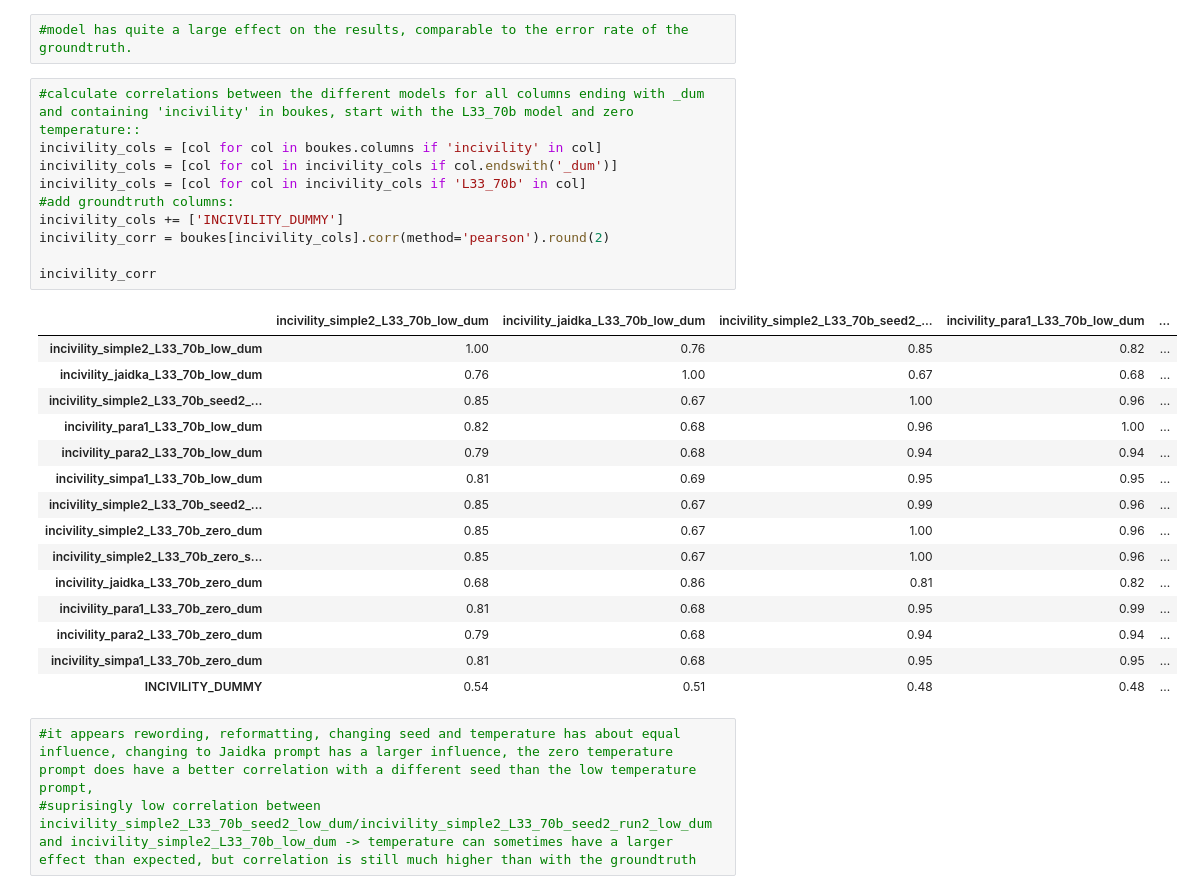
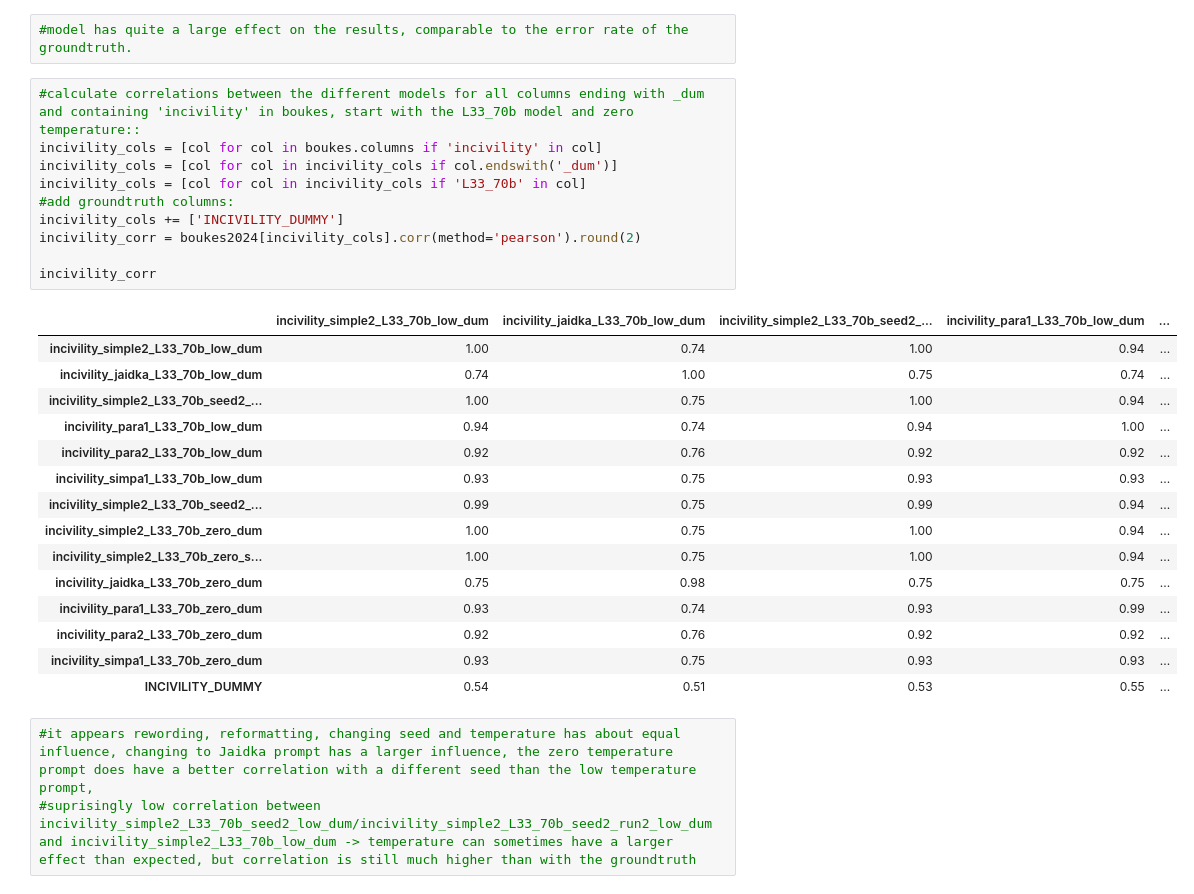
Before and after one commit to cl-trier/TWON-Exploration, a Jupyter notebook: 52--GLLM-annotation-bias-analysis.ipynb, the cells around one changed output. Cells and saved outputs as stored; diff of their text form.

```diff
--- a/52--GLLM-annotation-bias-analysis.ipynb
+++ b/52--GLLM-annotation-bias-analysis.ipynb
@@ -407,29 +411,29 @@ incivility_corr
 # %%
 #calculate correlations between the different models for all columns ending with _dum and containing 'incivility' in boukes, start with the L33_70b model and zero temperature::
 incivility_cols = [col for col in boukes.columns if 'incivility' in col]
 incivility_cols = [col for col in incivility_cols if col.endswith('_dum')]
 incivility_cols = [col for col in incivility_cols if 'L33_70b' in col]
 #add groundtruth columns:
 incivility_cols += ['INCIVILITY_DUMMY']
-incivility_corr = boukes[incivility_cols].corr(method='pearson').round(2)
+incivility_corr = boukes2024[incivility_cols].corr(method='pearson').round(2)
 
 incivility_corr
 # %% [output]
 |  | incivility_simple2_L33_70b_low_dum | incivility_jaidka_L33_70b_low_dum | incivility_simple2_L33_70b_seed2_... | incivility_para1_L33_70b_low_dum | ... |
-| incivility_simple2_L33_70b_low_dum | 1.00 | 0.76 | 0.85 | 0.82 | ... |
-| incivility_jaidka_L33_70b_low_dum | 0.76 | 1.00 | 0.67 | 0.68 | ... |
-| incivility_simple2_L33_70b_seed2_... | 0.85 | 0.67 | 1.00 | 0.96 | ... |
-| incivility_para1_L33_70b_low_dum | 0.82 | 0.68 | 0.96 | 1.00 | ... |
-| incivility_para2_L33_70b_low_dum | 0.79 | 0.68 | 0.94 | 0.94 | ... |
-| incivility_simpa1_L33_70b_low_dum | 0.81 | 0.69 | 0.95 | 0.95 | ... |
-| incivility_simple2_L33_70b_seed2_... | 0.85 | 0.67 | 0.99 | 0.96 | ... |
-| incivility_simple2_L33_70b_zero_dum | 0.85 | 0.67 | 1.00 | 0.96 | ... |
-| incivility_simple2_L33_70b_zero_s... | 0.85 | 0.67 | 1.00 | 0.96 | ... |
-| incivility_jaidka_L33_70b_zero_dum | 0.68 | 0.86 | 0.81 | 0.82 | ... |
-| incivility_para1_L33_70b_zero_dum | 0.81 | 0.68 | 0.95 | 0.99 | ... |
-| incivility_para2_L33_70b_zero_dum | 0.79 | 0.68 | 0.94 | 0.94 | ... |
-| incivility_simpa1_L33_70b_zero_dum | 0.81 | 0.68 | 0.95 | 0.95 | ... |
-| INCIVILITY_DUMMY | 0.54 | 0.51 | 0.48 | 0.48 | ... |
+| incivility_simple2_L33_70b_low_dum | 1.00 | 0.74 | 1.00 | 0.94 | ... |
+| incivility_jaidka_L33_70b_low_dum | 0.74 | 1.00 | 0.75 | 0.74 | ... |
+| incivility_simple2_L33_70b_seed2_... | 1.00 | 0.75 | 1.00 | 0.94 | ... |
+| incivility_para1_L33_70b_low_dum | 0.94 | 0.74 | 0.94 | 1.00 | ... |
+| incivility_para2_L33_70b_low_dum | 0.92 | 0.76 | 0.92 | 0.92 | ... |
+| incivility_simpa1_L33_70b_low_dum | 0.93 | 0.75 | 0.93 | 0.93 | ... |
+| incivility_simple2_L33_70b_seed2_... | 0.99 | 0.75 | 0.99 | 0.94 | ... |
+| incivility_simple2_L33_70b_zero_dum | 1.00 | 0.75 | 1.00 | 0.94 | ... |
+| incivility_simple2_L33_70b_zero_s... | 1.00 | 0.75 | 1.00 | 0.94 | ... |
+| incivility_jaidka_L33_70b_zero_dum | 0.75 | 0.98 | 0.75 | 0.75 | ... |
+| incivility_para1_L33_70b_zero_dum | 0.93 | 0.74 | 0.93 | 0.99 | ... |
+| incivility_para2_L33_70b_zero_dum | 0.92 | 0.76 | 0.92 | 0.92 | ... |
+| incivility_simpa1_L33_70b_zero_dum | 0.93 | 0.75 | 0.93 | 0.93 | ... |
+| INCIVILITY_DUMMY | 0.54 | 0.51 | 0.53 | 0.55 | ... |
 # %%
 #it appears rewording, reformatting, changing seed and temperature has about equal influence, changing to Jaidka prompt has a larger influence, the zero temperature prompt does have a better correlation with a different seed than the low temperature prompt,
 #suprisingly low correlation between incivility_simple2_L33_70b_seed2_low_dum/incivility_simple2_L33_70b_seed2_run2_low_dum and incivility_simple2_L33_70b_low_dum -> temperature can sometimes have a larger effect than expected, but correlation is still much higher than with the groundtruth
```
Also changed, not shown: parts of 16 cells of this notebook, 4 other files.
